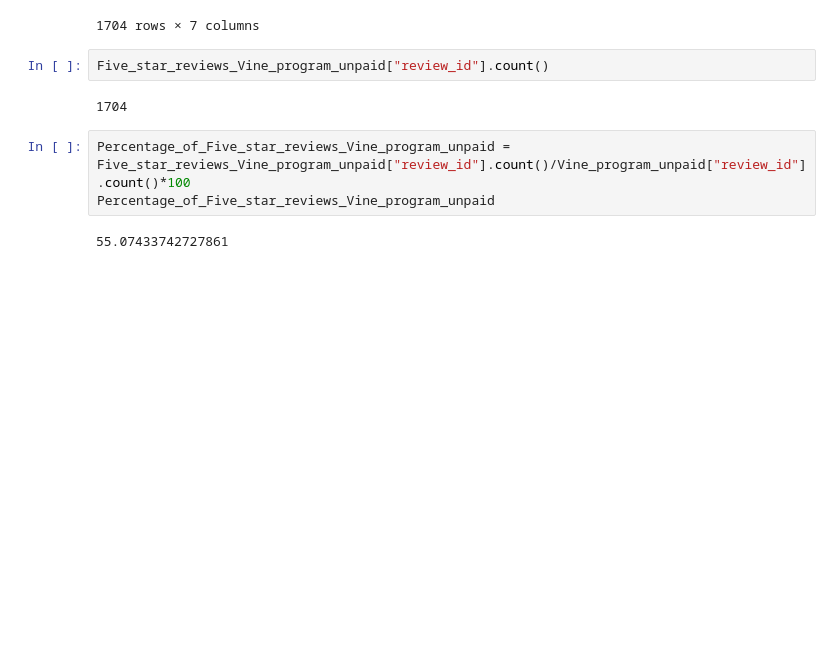
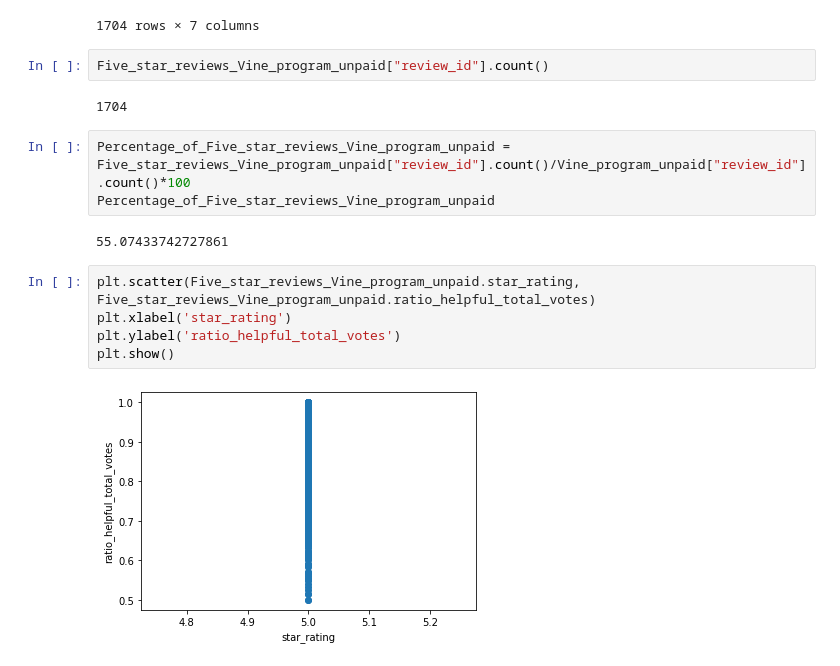
Before and after one commit to Adegbenga1/Amazon_Vine_Analysis, a Jupyter notebook: Vine_Review_Analysis.ipynb, the cells around one changed output. Cells and saved outputs as stored; diff of their text form; blank space fills up the shorter version.

```diff
--- a/Vine_Review_Analysis.ipynb
+++ b/Vine_Review_Analysis.ipynb
@@ -278,3 +285,10 @@ Percentage_of_Five_star_reviews_Vine_program_unpaid = Five_star_reviews_Vine_pro
 Percentage_of_Five_star_reviews_Vine_program_unpaid
 # %% [output]
 55.07433742727861
+# %%
+plt.scatter(Five_star_reviews_Vine_program_unpaid.star_rating, Five_star_reviews_Vine_program_unpaid.ratio_helpful_total_votes)
+plt.xlabel('star_rating')
+plt.ylabel('ratio_helpful_total_votes')
+plt.show()
+# %% [output]
+[figure, added]
```
Also changed, not shown: parts of 12 cells of this notebook.
